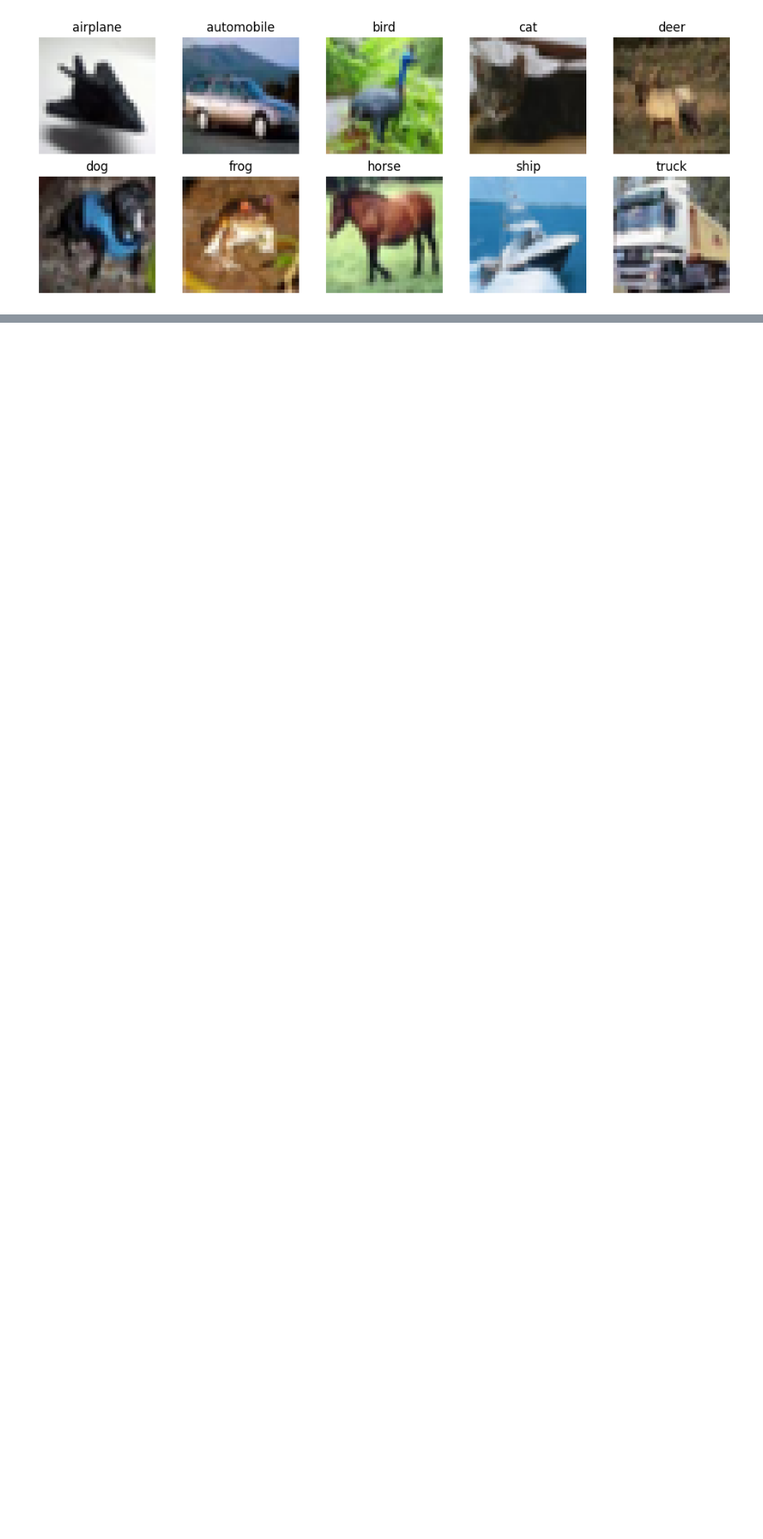
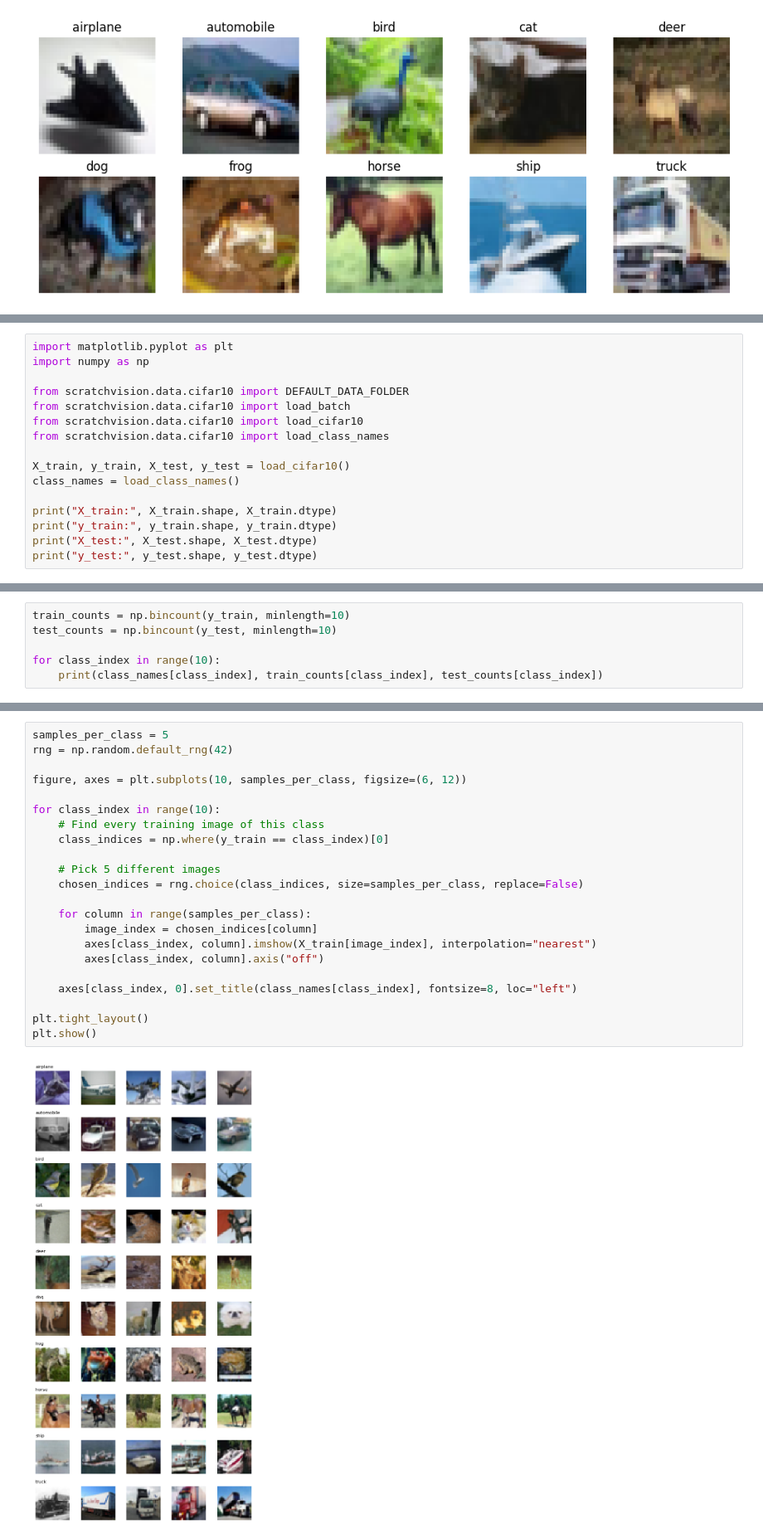
Before and after one commit to Istiak665/vision-from-scratch, a Jupyter notebook: notebooks/00_data_exploration.ipynb, the cells around one changed output, grey strips where cells are left out. Shown at 83% size. Cells and saved outputs as stored; diff of their text form; blank space fills up the shorter version.

Commit message:
feat(data): add CIFAR-10 loader and tests

```diff
--- a/notebooks/00_data_exploration.ipynb
+++ b/notebooks/00_data_exploration.ipynb
@@ -175,0 +180,16 @@ plt.show()
+# %%
+import matplotlib.pyplot as plt
+import numpy as np
+
+from scratchvision.data.cifar10 import DEFAULT_DATA_FOLDER
+from scratchvision.data.cifar10 import load_batch
+from scratchvision.data.cifar10 import load_cifar10
+from scratchvision.data.cifar10 import load_class_names
+
+X_train, y_train, X_test, y_test = load_cifar10()
+class_names = load_class_names()
+
+print("X_train:", X_train.shape, X_train.dtype)
+print("y_train:", y_train.shape, y_train.dtype)
+print("X_test:", X_test.shape, X_test.dtype)
+print("y_test:", y_test.shape, y_test.dtype)
@@ -175,0 +218,6 @@ plt.show()
+# %%
+train_counts = np.bincount(y_train, minlength=10)
+test_counts = np.bincount(y_test, minlength=10)
+
+for class_index in range(10):
+    print(class_names[class_index], train_counts[class_index], test_counts[class_index])
@@ -175,0 +264,24 @@ plt.show()
+# %%
+samples_per_class = 5
+rng = np.random.default_rng(42)
+
+figure, axes = plt.subplots(10, samples_per_class, figsize=(6, 12))
+
+for class_index in range(10):
+    # Find every training image of this class
+    class_indices = np.where(y_train == class_index)[0]
+
+    # Pick 5 different images
+    chosen_indices = rng.choice(class_indices, size=samples_per_class, replace=False)
+
+    for column in range(samples_per_class):
+        image_index = chosen_indices[column]
+        axes[class_index, column].imshow(X_train[image_index], interpolation="nearest")
+        axes[class_index, column].axis("off")
+
+    axes[class_index, 0].set_title(class_names[class_index], fontsize=8, loc="left")
+
+plt.tight_layout()
+plt.show()
+# %% [output]
+[figure, added]
```
Also changed, not shown: parts of 11 cells of this notebook, 3 other files.
